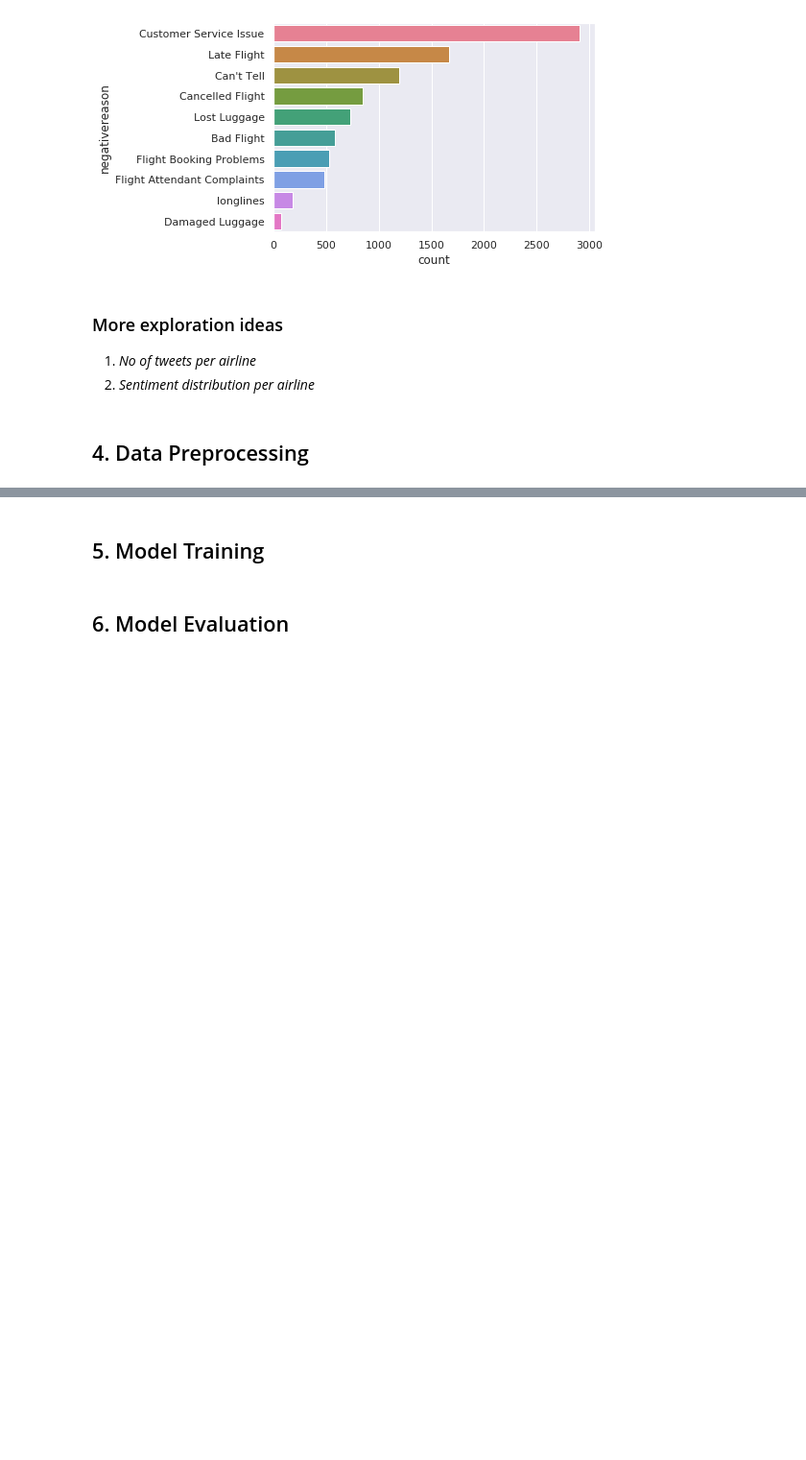
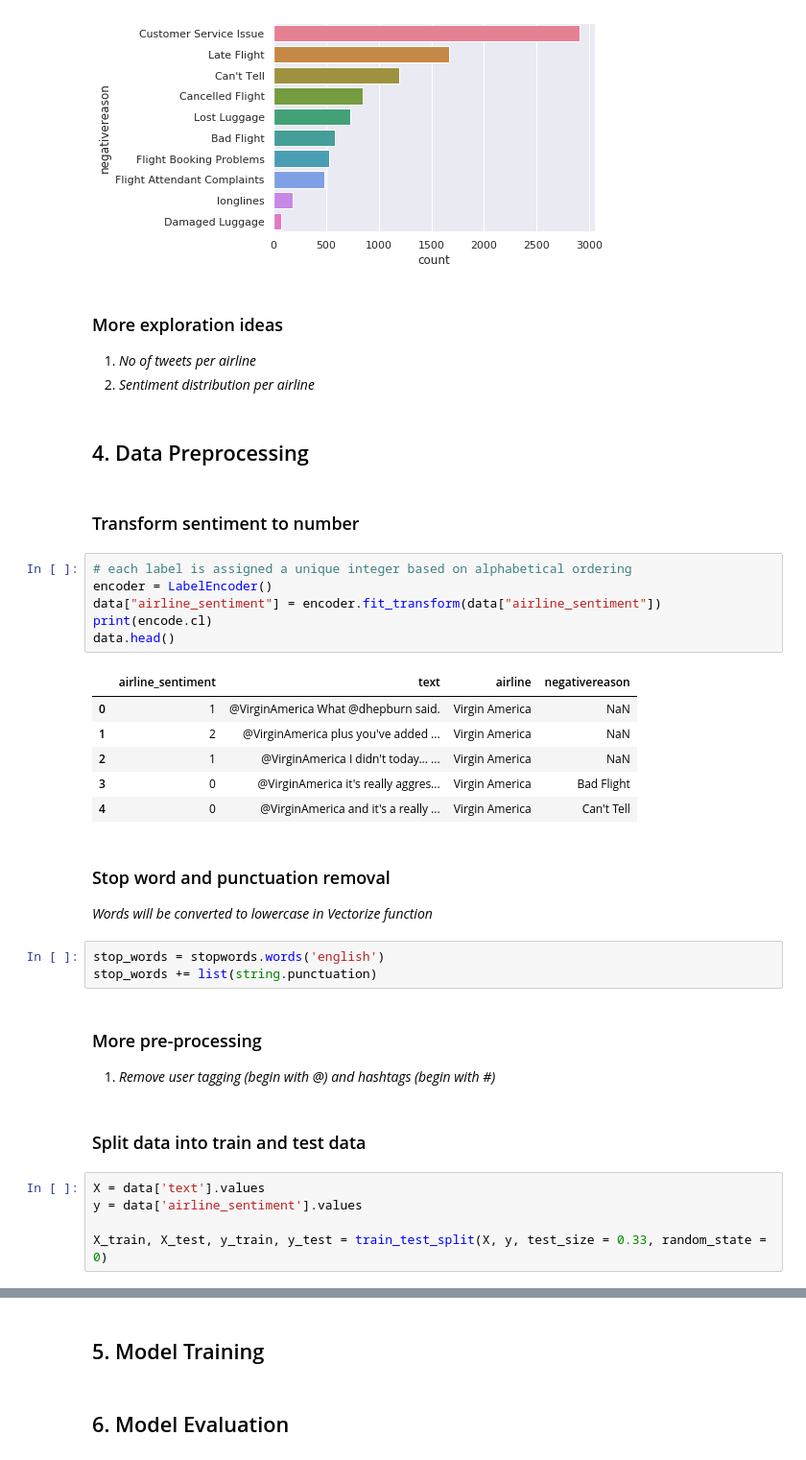
Before and after one commit to sheilambadi/nlp-airlines-sentiment-analysis, a Jupyter notebook: Sentiment_Analysis.ipynb, the cells around one changed output, grey strips where cells are left out. Shown: that part at 96% size. Drawn from its saved outputs; the diff is of its cells as text; blank space fills up the shorter version.

Commit message:
Perform data preprocessing

```diff
--- a/Sentiment_Analysis.ipynb
+++ b/Sentiment_Analysis.ipynb
@@ -138,3 +150,35 @@ ax0 = sns.countplot(y = data['negativereason'],
 2. *Sentiment distribution per airline*
 # %% [markdown]
 ## 4. Data Preprocessing
+# %% [markdown]
+### Transform sentiment to number
+# %%
+# each label is assigned a unique integer based on alphabetical ordering
+encoder = LabelEncoder()
+data["airline_sentiment"] = encoder.fit_transform(data["airline_sentiment"])
+print(encode.cl)
+data.head()
+# %% [output]
+|  | airline_sentiment | text | airline | negativereason |
+| 0 | 1 | @VirginAmerica What @dhepburn said. | Virgin America | NaN |
+| 1 | 2 | @VirginAmerica plus you've added ... | Virgin America | NaN |
+| 2 | 1 | @VirginAmerica I didn't today... ... | Virgin America | NaN |
+| 3 | 0 | @VirginAmerica it's really aggres... | Virgin America | Bad Flight |
+| 4 | 0 | @VirginAmerica and it's a really ... | Virgin America | Can't Tell |
+# %% [markdown]
+### Stop word and punctuation removal
+*Words will be converted to lowercase in Vectorize function*
+# %%
+stop_words = stopwords.words('english')
+stop_words += list(string.punctuation)
+# %% [markdown]
+### More pre-processing
+
+1. *Remove user tagging (begin with @) and hashtags (begin with #)*
+# %% [markdown]
+### Split data into train and test data
+# %%
+X = data['text'].values
+y = data['airline_sentiment'].values
+
+X_train, X_test, y_train, y_test = train_test_split(X, y, test_size = 0.33, random_state = 0)
```
Also changed, not shown: parts of 7 cells of this notebook.
